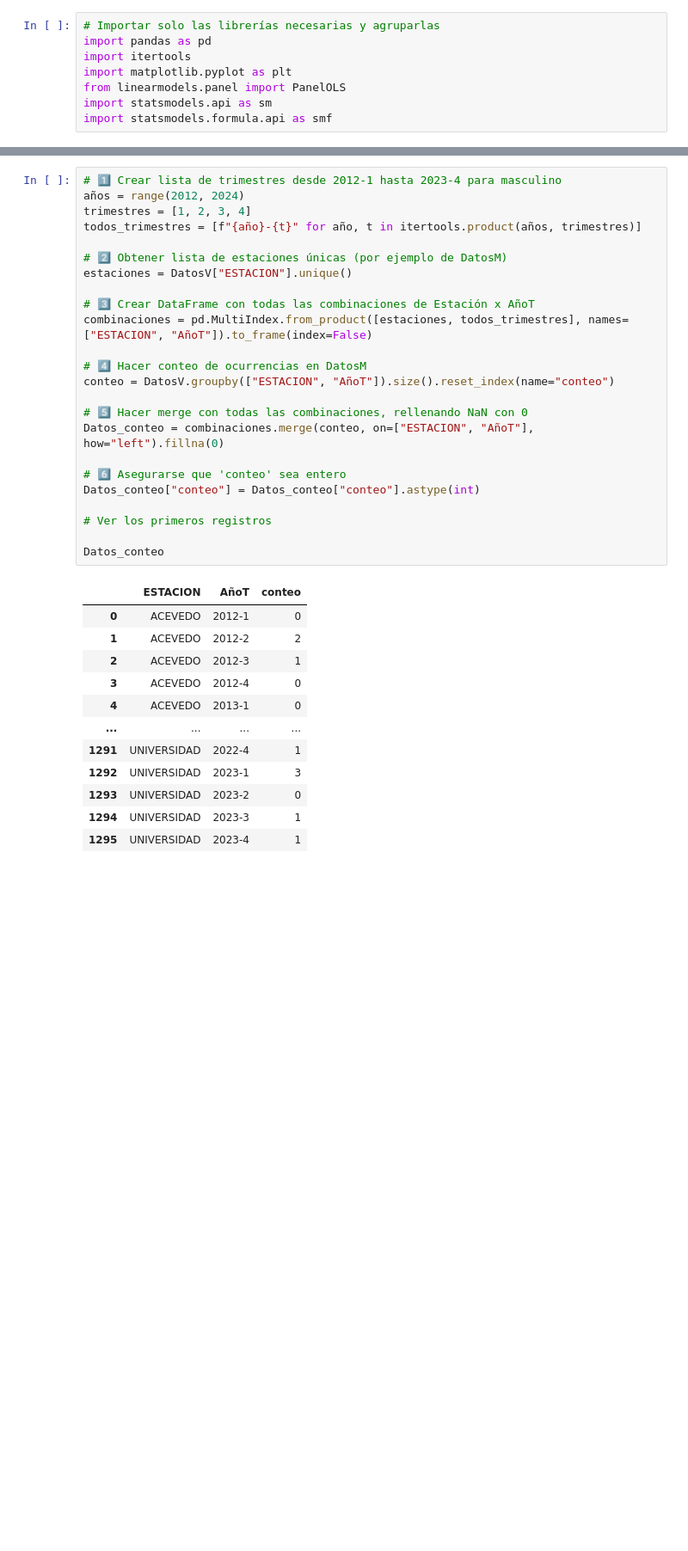
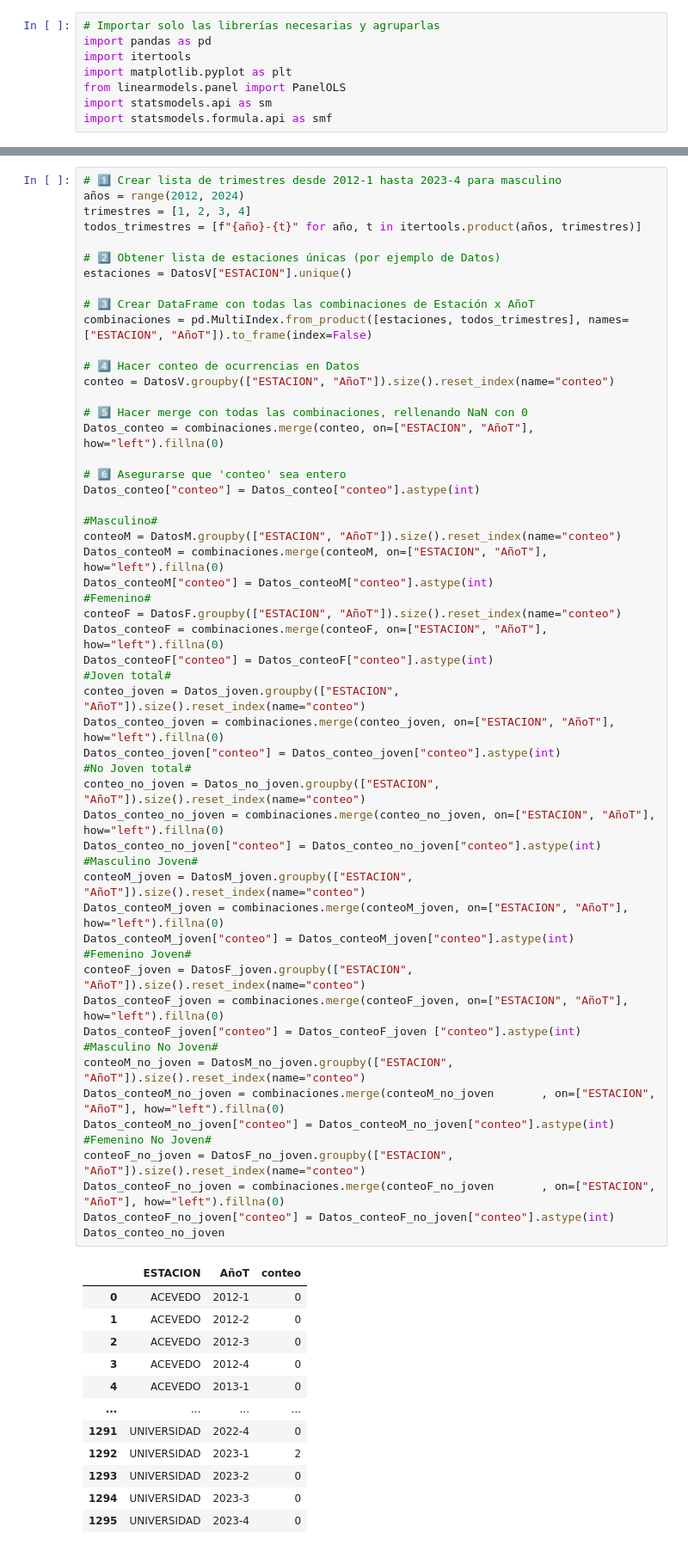
Before and after one commit to Felbanol/Proyecto-Metro, a Jupyter notebook: Codigo Metro Python.ipynb, the cells around one changed output, grey strips where cells are left out. Shown at 86% size. Drawn from its saved outputs; the diff is of its cells as text; blank space fills up the shorter version.

```diff
--- a/Codigo Metro Python.ipynb
+++ b/Codigo Metro Python.ipynb
@@ -21,38 +38,68 @@ DatosV = DatosV[DatosV["ESTACION"].isin(estaciones_validas)]
 # %%
 # 1️⃣ Crear lista de trimestres desde 2012-1 hasta 2023-4 para masculino
 años = range(2012, 2024)
 trimestres = [1, 2, 3, 4]
 todos_trimestres = [f"{año}-{t}" for año, t in itertools.product(años, trimestres)]
 
-# 2️⃣ Obtener lista de estaciones únicas (por ejemplo de DatosM)
+# 2️⃣ Obtener lista de estaciones únicas (por ejemplo de Datos)
 estaciones = DatosV["ESTACION"].unique()
 
 # 3️⃣ Crear DataFrame con todas las combinaciones de Estación x AñoT
 combinaciones = pd.MultiIndex.from_product([estaciones, todos_trimestres], names=["ESTACION", "AñoT"]).to_frame(index=False)
 
-# 4️⃣ Hacer conteo de ocurrencias en DatosM
+# 4️⃣ Hacer conteo de ocurrencias en Datos
 conteo = DatosV.groupby(["ESTACION", "AñoT"]).size().reset_index(name="conteo")
 
 # 5️⃣ Hacer merge con todas las combinaciones, rellenando NaN con 0
 Datos_conteo = combinaciones.merge(conteo, on=["ESTACION", "AñoT"], how="left").fillna(0)
 
 # 6️⃣ Asegurarse que 'conteo' sea entero
 Datos_conteo["conteo"] = Datos_conteo["conteo"].astype(int)
 
-# Ver los primeros registros
-
-Datos_conteo
+#Masculino#
+conteoM = DatosM.groupby(["ESTACION", "AñoT"]).size().reset_index(name="conteo")
+Datos_conteoM = combinaciones.merge(conteoM, on=["ESTACION", "AñoT"], how="left").fillna(0)
+Datos_conteoM["conteo"] = Datos_conteoM["conteo"].astype(int)
+#Femenino#
+conteoF = DatosF.groupby(["ESTACION", "AñoT"]).size().reset_index(name="conteo")
+Datos_conteoF = combinaciones.merge(conteoF, on=["ESTACION", "AñoT"], how="left").fillna(0)
+Datos_conteoF["conteo"] = Datos_conteoF["conteo"].astype(int)
+#Joven total#
+conteo_joven = Datos_joven.groupby(["ESTACION", "AñoT"]).size().reset_index(name="conteo")
+Datos_conteo_joven = combinaciones.merge(conteo_joven, on=["ESTACION", "AñoT"], how="left").fillna(0)
+Datos_conteo_joven["conteo"] = Datos_conteo_joven["conteo"].astype(int)
+#No Joven total#
+conteo_no_joven = Datos_no_joven.groupby(["ESTACION", "AñoT"]).size().reset_index(name="conteo")
+Datos_conteo_no_joven = combinaciones.merge(conteo_no_joven, on=["ESTACION", "AñoT"], how="left").fillna(0)
+Datos_conteo_no_joven["conteo"] = Datos_conteo_no_joven["conteo"].astype(int)
+#Masculino Joven#
+conteoM_joven = DatosM_joven.groupby(["ESTACION", "AñoT"]).size().reset_index(name="conteo")
+Datos_conteoM_joven = combinaciones.merge(conteoM_joven, on=["ESTACION", "AñoT"], how="left").fillna(0)
+Datos_conteoM_joven["conteo"] = Datos_conteoM_joven["conteo"].astype(int)
+#Femenino Joven#
+conteoF_joven = DatosF_joven.groupby(["ESTACION", "AñoT"]).size().reset_index(name="conteo")
+Datos_conteoF_joven = combinaciones.merge(conteoF_joven, on=["ESTACION", "AñoT"], how="left").fillna(0)
+Datos_conteoF_joven["conteo"] = Datos_conteoF_joven ["conteo"].astype(int)
+#Masculino No Joven#
+conteoM_no_joven = DatosM_no_joven.groupby(["ESTACION", "AñoT"]).size().reset_index(name="conteo")
+Datos_conteoM_no_joven = combinaciones.merge(conteoM_no_joven       , on=["ESTACION", "AñoT"], how="left").fillna(0)
+Datos_conteoM_no_joven["conteo"] = Datos_conteoM_no_joven["conteo"].astype(int)
+#Femenino No Joven#
+conteoF_no_joven = DatosF_no_joven.groupby(["ESTACION", "AñoT"]).size().reset_index(name="conteo")
+Datos_conteoF_no_joven = combinaciones.merge(conteoF_no_joven       , on=["ESTACION", "AñoT"], how="left").fillna(0)
+Datos_conteoF_no_joven["conteo"] = Datos_conteoF_no_joven["conteo"].astype(int)
+Datos_conteo_no_joven
 # %% [output]
 |  | ESTACION | AñoT | conteo |
 | 0 | ACEVEDO | 2012-1 | 0 |
-| 1 | ACEVEDO | 2012-2 | 2 |
-| 2 | ACEVEDO | 2012-3 | 1 |
+| 1 | ACEVEDO | 2012-2 | 0 |
+| 2 | ACEVEDO | 2012-3 | 0 |
 | 3 | ACEVEDO | 2012-4 | 0 |
 | 4 | ACEVEDO | 2013-1 | 0 |
 | ... | ... | ... | ... |
-| 1291 | UNIVERSIDAD | 2022-4 | 1 |
-| 1292 | UNIVERSIDAD | 2023-1 | 3 |
+| 1291 | UNIVERSIDAD | 2022-4 | 0 |
+| 1292 | UNIVERSIDAD | 2023-1 | 2 |
 | 1293 | UNIVERSIDAD | 2023-2 | 0 |
-| 1294 | UNIVERSIDAD | 2023-3 | 1 |
-| 1295 | UNIVERSIDAD | 2023-4 | 1 |
+| 1294 | UNIVERSIDAD | 2023-3 | 0 |
+| 1295 | UNIVERSIDAD | 2023-4 | 0 |
 1296 rows × 3 columns
```
Also changed, not shown: parts of 5 cells of this notebook, 1 other file.
